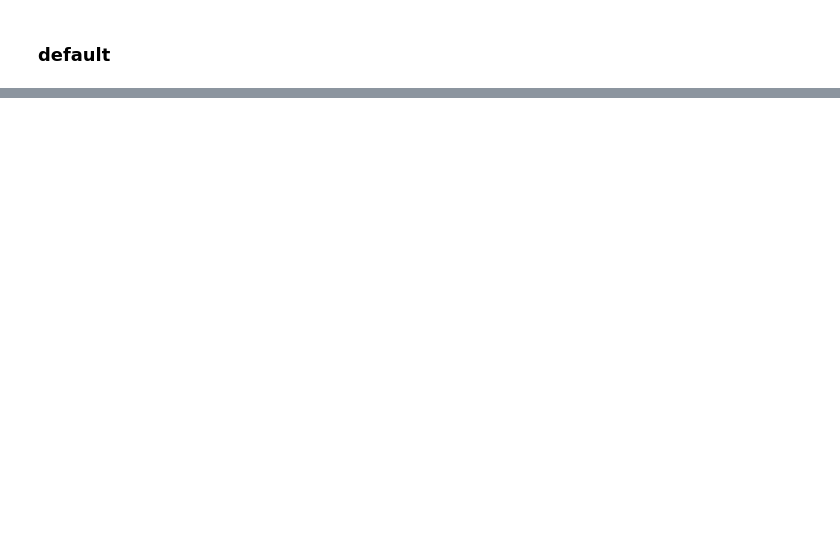
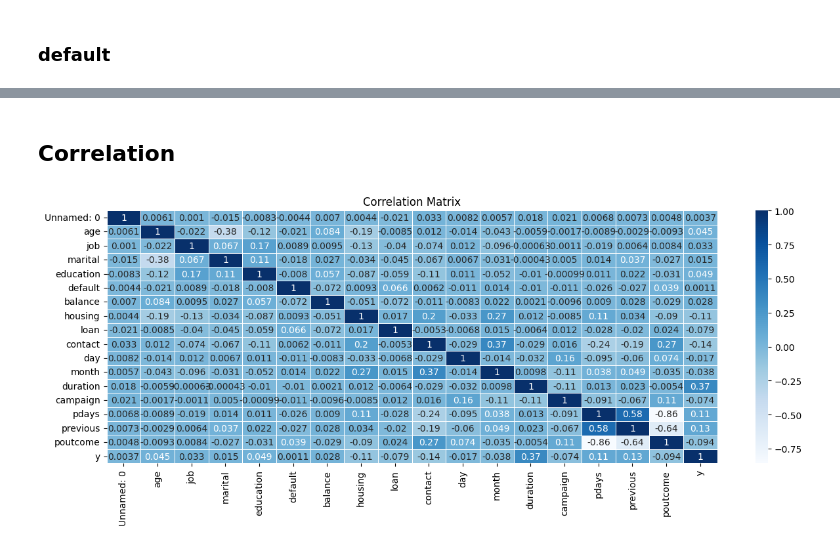
Before and after one commit to ptoledoc7/Prueba, a Jupyter notebook: Trabajo_final.ipynb, the cells around one changed output, grey strips where cells are left out. Cells and saved outputs as stored; diff of their text form; code cells hidden in the pictures; blank space fills up the shorter version.

```diff
--- a/Trabajo_final.ipynb
+++ b/Trabajo_final.ipynb
@@ -643,0 +667,5 @@ df.sample(10)
+# %%
+label_encoder = LabelEncoder() # Se utilizo este encoder por ser una variable categorica nominal
+df1['month'] = label_encoder.fit_transform(df1['month'])
+
+df1.sample(3)
@@ -643,0 +682,5 @@ df.sample(10)
+# %%
+label_encoder = LabelEncoder() # Se utilizo este encoder por ser una variable categorica nominal
+df1['poutcome'] = label_encoder.fit_transform(df1['poutcome'])
+
+df1.sample(3)
@@ -643,0 +697,4 @@ df.sample(10)
+# %%
+df1['y'] = np.where(df1['y'] == 'yes', 1, 0) # Se utilizo este encoder por ser una variable categorica de solo 2 opciones
+
+df1.sample(3)
@@ -643,0 +751,11 @@ df.sample(10)
+# %% [markdown]
+## Correlation
+# %%
+corr_mat = df1.corr()
+
+plt.figure(figsize=(15, 5))
+sns.heatmap(corr_mat, annot=True, cmap='Blues', linewidths=0.5)
+plt.title('Correlation Matrix')
+plt.show()
+# %% [output]
+[figure, added]
```
Also changed, not shown: parts of 20 cells of this notebook.
